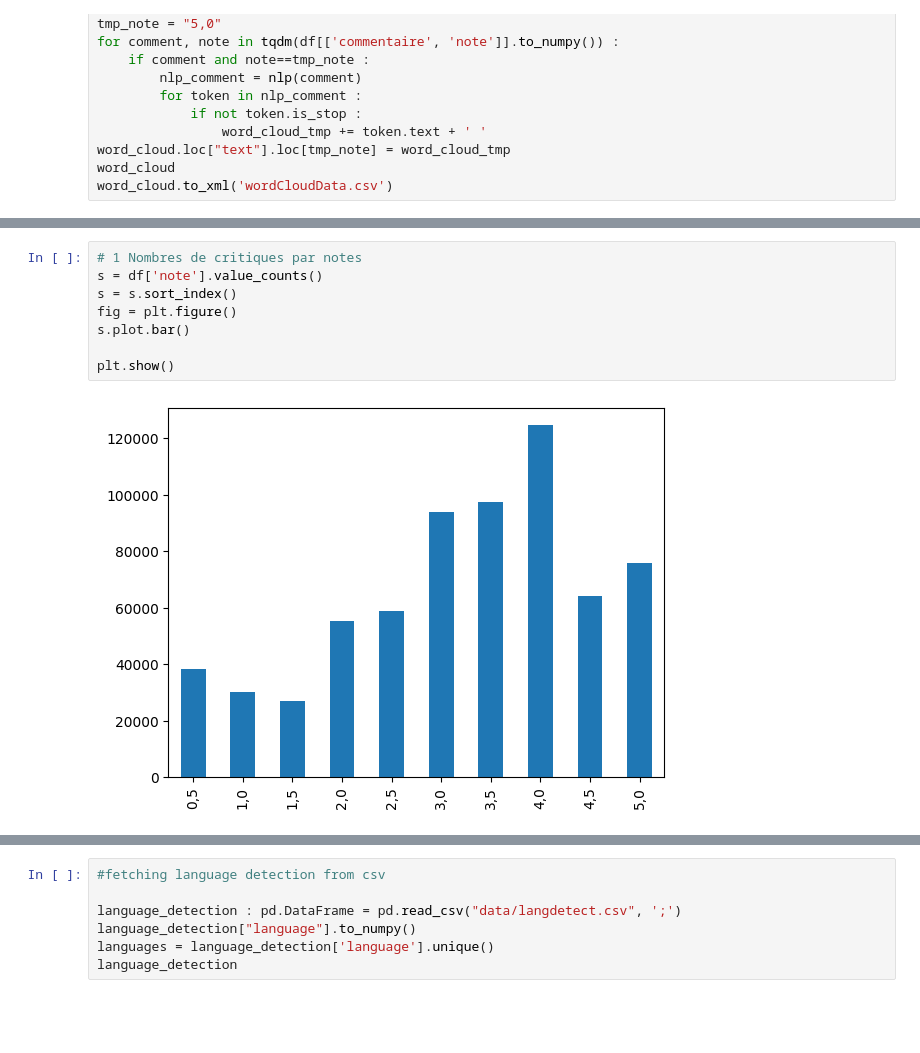
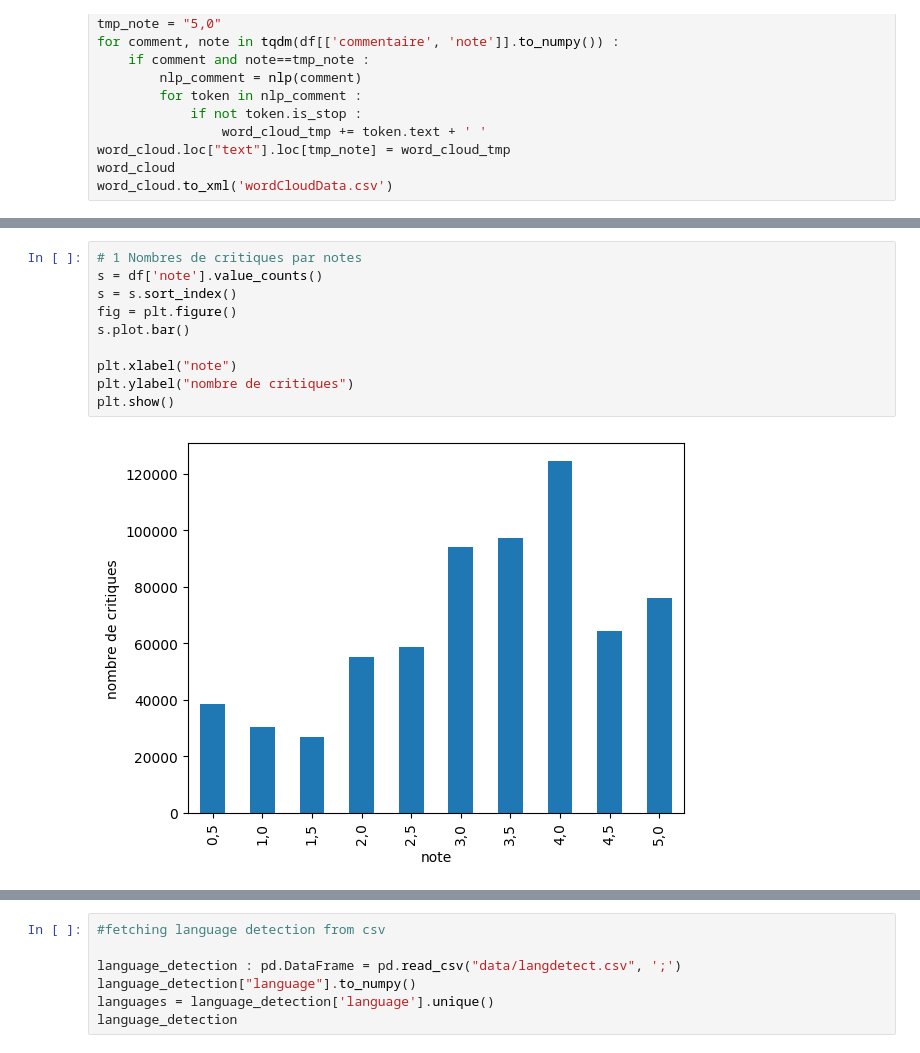
Before and after one commit to dylan-durand/app-innovation, a Jupyter notebook: data_visualization.ipynb, the cells around one changed output, grey strips where cells are left out. Saved outputs shown, nothing was run; the diff lists cells and outputs as text; blank space fills up the shorter version.

```diff
--- a/data_visualization.ipynb
+++ b/data_visualization.ipynb
@@ -108,10 +211,12 @@ word_cloud
 # %%
 # 1 Nombres de critiques par notes
 s = df['note'].value_counts()
 s = s.sort_index()
 fig = plt.figure()
 s.plot.bar()
 
+plt.xlabel("note")
+plt.ylabel("nombre de critiques")
 plt.show()
 # %% [output]
-[figure, old version]
+[figure, new version]
```
Also changed, not shown: parts of 44 cells of this notebook, 2 other files.
